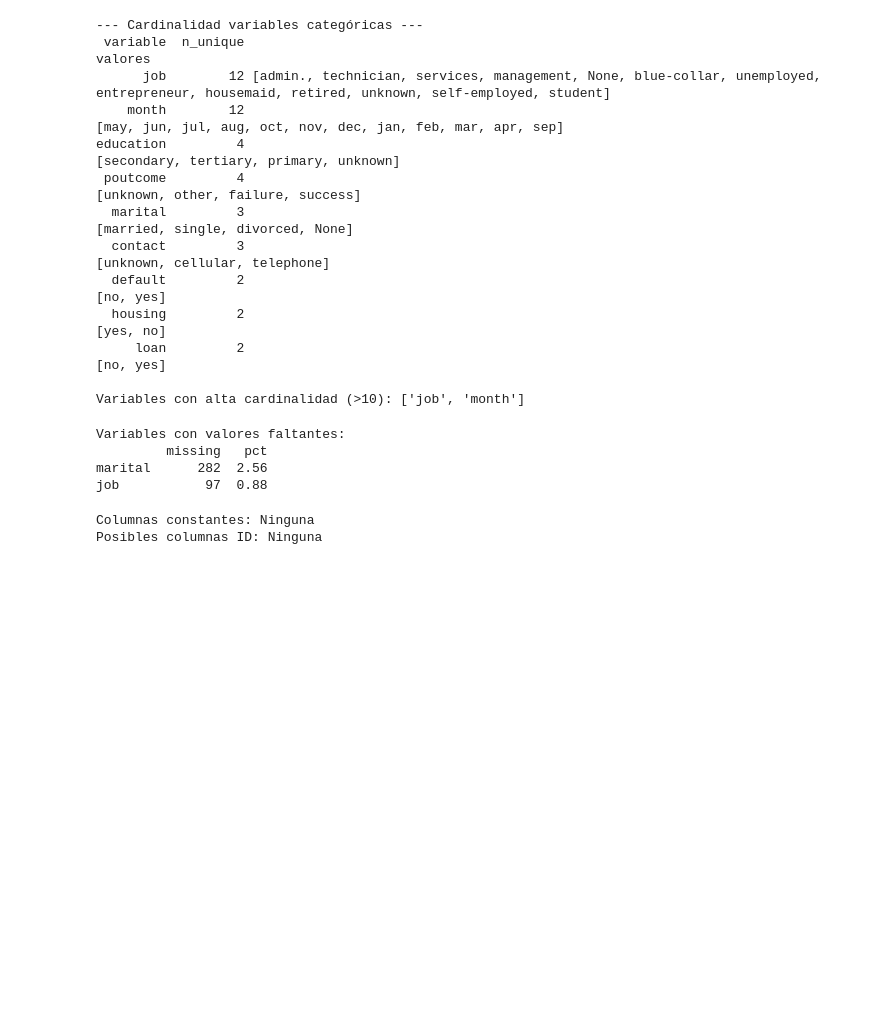
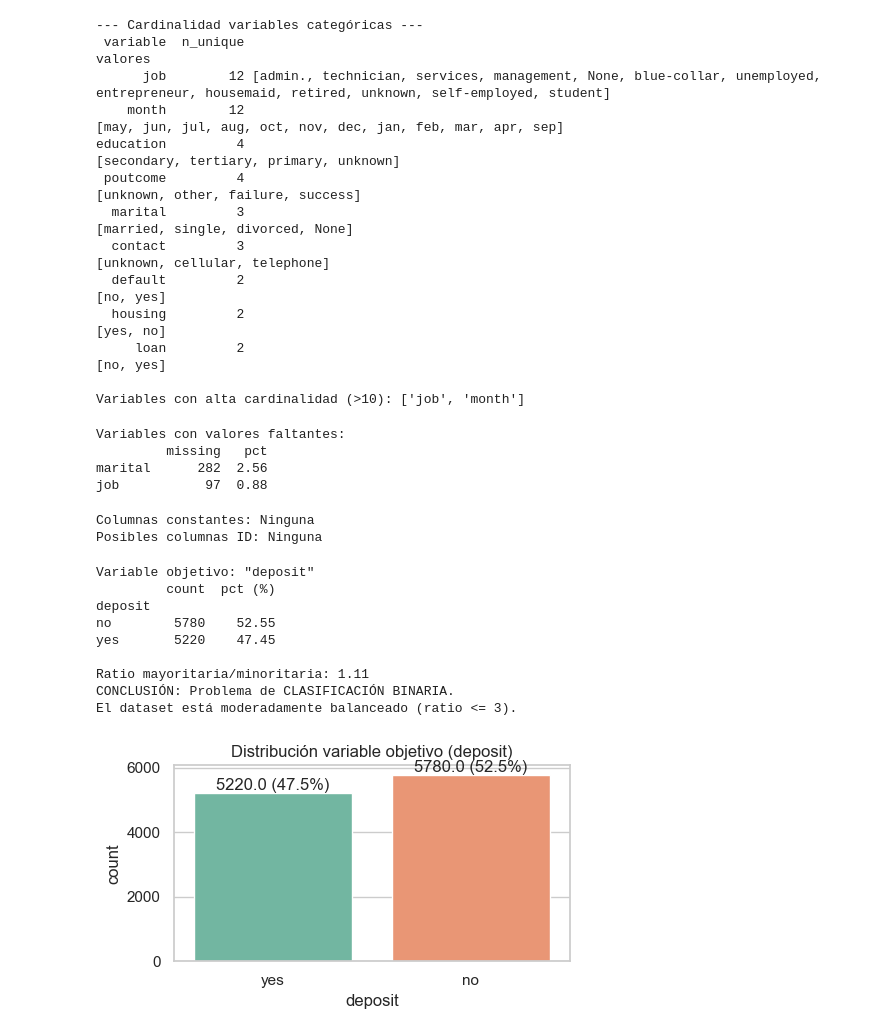
Before and after one commit to 100522156/practica_1_aprendizaje_automatico-100522156-100522190, a Jupyter notebook: notebook_1_analisis.ipynb, the cells around one changed output. Cells and saved outputs as stored; diff of their text form; code cells hidden in the pictures; blank space fills up the shorter version.

Commit message:
EDA - target, pdays y estadísticas descriptivas

```diff
--- a/notebook_1_analisis.ipynb
+++ b/notebook_1_analisis.ipynb
@@ -164,3 +164,41 @@ print(f'Posibles columnas ID: {id_cols if id_cols else "Ninguna"}')
 # %% [output]
 Columnas constantes: Ninguna
 Posibles columnas ID: Ninguna
+# %%
+# ── 2.6 Tipo de problema y balance de clases
+print(f'Variable objetivo: "{TARGET}"')
+counts = df[TARGET].value_counts()
+pcts = df[TARGET].value_counts(normalize=True) * 100
+balance_df = pd.DataFrame({'count': counts, 'pct (%)': pcts.round(2)})
+print(balance_df)
+
+ratio = counts.max() / counts.min()
+print(f'\nRatio mayoritaria/minoritaria: {ratio:.2f}')
+print('CONCLUSIÓN: Problema de CLASIFICACIÓN BINARIA.')
+if ratio > 3:
+    print('El dataset está DESBALANCEADO (ratio > 3).')
+else:
+    print('El dataset está moderadamente balanceado (ratio <= 3).')
+
+# Gráfico
+fig, ax = plt.subplots(figsize=(5, 3))
+sns.countplot(x=TARGET, data=df, ax=ax, palette='Set2')
+ax.set_title('Distribución variable objetivo (deposit)')
+for p in ax.patches:
+    ax.annotate(f'{p.get_height()} ({p.get_height()/len(df)*100:.1f}%)',
+                (p.get_x() + p.get_width()/2., p.get_height()),
+                ha='center', va='bottom')
+plt.tight_layout()
+plt.savefig('eda_balance_clases.png')
+plt.show()
+# %% [output]
+Variable objetivo: "deposit"
+         count  pct (%)
+deposit
+no        5780    52.55
+yes       5220    47.45
+
+Ratio mayoritaria/minoritaria: 1.11
+CONCLUSIÓN: Problema de CLASIFICACIÓN BINARIA.
+El dataset está moderadamente balanceado (ratio <= 3).
+[figure, added]
```
Also changed, not shown: parts of 8 cells of this notebook, 1 other file.
